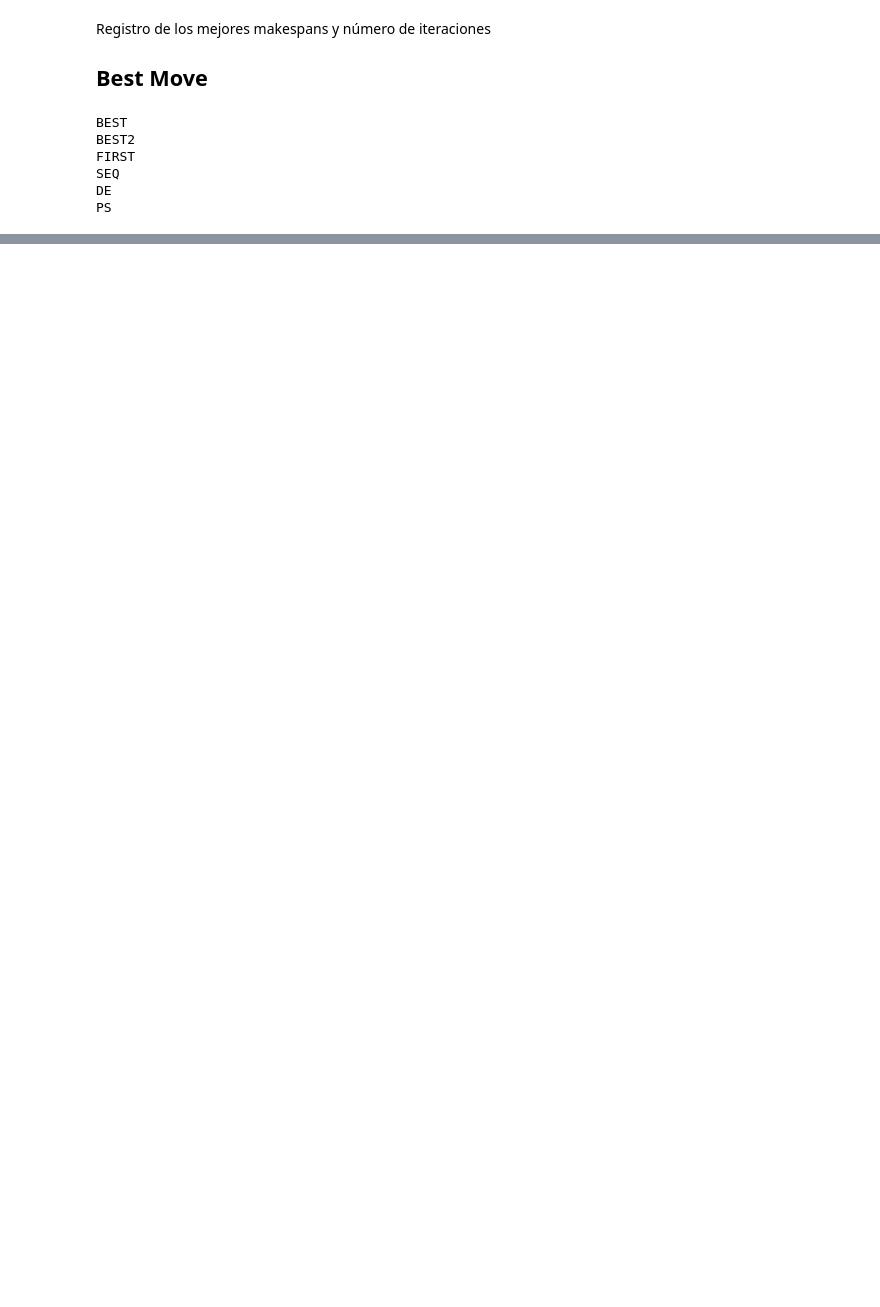
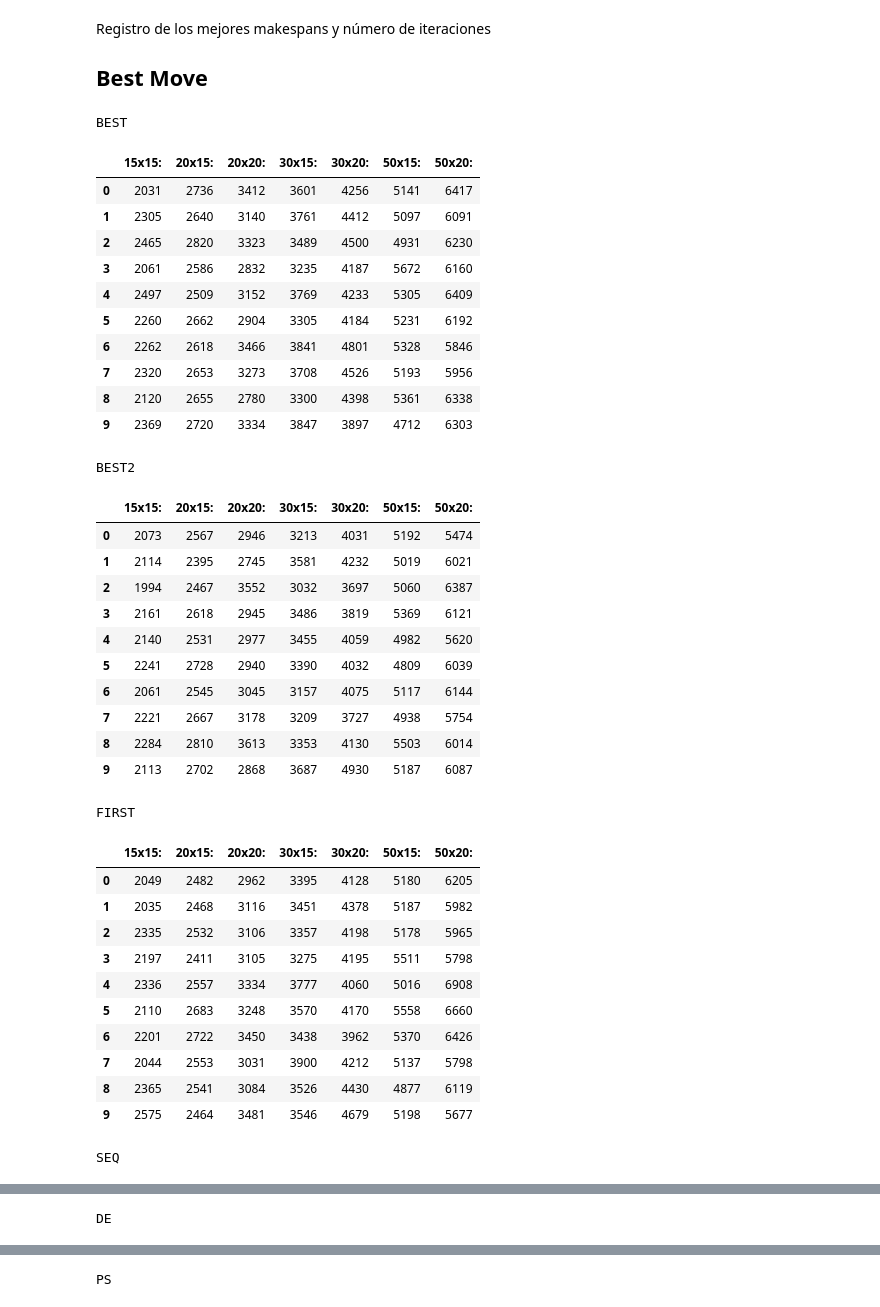
Before and after one commit to JoseGzz/Research-ITESM, a Jupyter notebook: reportes/Reporte_3.ipynb, the cells around one changed output, grey strips where cells are left out. Saved outputs shown, nothing was run; the diff lists cells and outputs as text; code cells hidden in the pictures; blank space fills up the shorter version.

Commit message:
add makespan tables

```diff
--- a/reportes/Reporte_3.ipynb
+++ b/reportes/Reporte_3.ipynb
@@ -91,14 +91,46 @@ for heuristic, file in zip(heuristics, files):
         makespans_dfs[heuristic][column_name] = pd.Series(values)
         iterations_dfs[heuristic][column_name] = pd.Series(iters)
 # %%
+from IPython.display import display
+
 for heuristic in heuristics:
     print(heuristic)
-    makespans_dfs[heuristic].style.apply(highlight_min)
-makespans_dfs[heuristic]
+    display(makespans_dfs[heuristic].style.apply(highlight_min))
 # %% [output]
 BEST
-BEST2
-FIRST
-SEQ
-DE
-PS
+|  | 15x15: | 20x15: | 20x20: | 30x15: | 30x20: | 50x15: | 50x20: |
+| 0 | 2031 | 2736 | 3412 | 3601 | 4256 | 5141 | 6417 |
+| 1 | 2305 | 2640 | 3140 | 3761 | 4412 | 5097 | 6091 |
+| 2 | 2465 | 2820 | 3323 | 3489 | 4500 | 4931 | 6230 |
+| 3 | 2061 | 2586 | 2832 | 3235 | 4187 | 5672 | 6160 |
+| 4 | 2497 | 2509 | 3152 | 3769 | 4233 | 5305 | 6409 |
+| 5 | 2260 | 2662 | 2904 | 3305 | 4184 | 5231 | 6192 |
+| 6 | 2262 | 2618 | 3466 | 3841 | 4801 | 5328 | 5846 |
+| 7 | 2320 | 2653 | 3273 | 3708 | 4526 | 5193 | 5956 |
+| 8 | 2120 | 2655 | 2780 | 3300 | 4398 | 5361 | 6338 |
+| 9 | 2369 | 2720 | 3334 | 3847 | 3897 | 4712 | 6303 |
+BEST2
+|  | 15x15: | 20x15: | 20x20: | 30x15: | 30x20: | 50x15: | 50x20: |
+| 0 | 2073 | 2567 | 2946 | 3213 | 4031 | 5192 | 5474 |
+| 1 | 2114 | 2395 | 2745 | 3581 | 4232 | 5019 | 6021 |
+| 2 | 1994 | 2467 | 3552 | 3032 | 3697 | 5060 | 6387 |
+| 3 | 2161 | 2618 | 2945 | 3486 | 3819 | 5369 | 6121 |
+| 4 | 2140 | 2531 | 2977 | 3455 | 4059 | 4982 | 5620 |
+| 5 | 2241 | 2728 | 2940 | 3390 | 4032 | 4809 | 6039 |
+| 6 | 2061 | 2545 | 3045 | 3157 | 4075 | 5117 | 6144 |
+| 7 | 2221 | 2667 | 3178 | 3209 | 3727 | 4938 | 5754 |
+| 8 | 2284 | 2810 | 3613 | 3353 | 4130 | 5503 | 6014 |
+| 9 | 2113 | 2702 | 2868 | 3687 | 4930 | 5187 | 6087 |
+FIRST
+|  | 15x15: | 20x15: | 20x20: | 30x15: | 30x20: | 50x15: | 50x20: |
+| 0 | 2049 | 2482 | 2962 | 3395 | 4128 | 5180 | 6205 |
+| 1 | 2035 | 2468 | 3116 | 3451 | 4378 | 5187 | 5982 |
+| 2 | 2335 | 2532 | 3106 | 3357 | 4198 | 5178 | 5965 |
+| 3 | 2197 | 2411 | 3105 | 3275 | 4195 | 5511 | 5798 |
+| 4 | 2336 | 2557 | 3334 | 3777 | 4060 | 5016 | 6908 |
+| 5 | 2110 | 2683 | 3248 | 3570 | 4170 | 5558 | 6660 |
+| 6 | 2201 | 2722 | 3450 | 3438 | 3962 | 5370 | 6426 |
+| 7 | 2044 | 2553 | 3031 | 3900 | 4212 | 5137 | 5798 |
+| 8 | 2365 | 2541 | 3084 | 3526 | 4430 | 4877 | 6119 |
+| 9 | 2575 | 2464 | 3481 | 3546 | 4679 | 5198 | 5677 |
+SEQ
@@ -104,0 +148 @@ PS
+DE
@@ -104,0 +160 @@ PS
+PS
```
Also changed, not shown: parts of 1 cell of this notebook.
